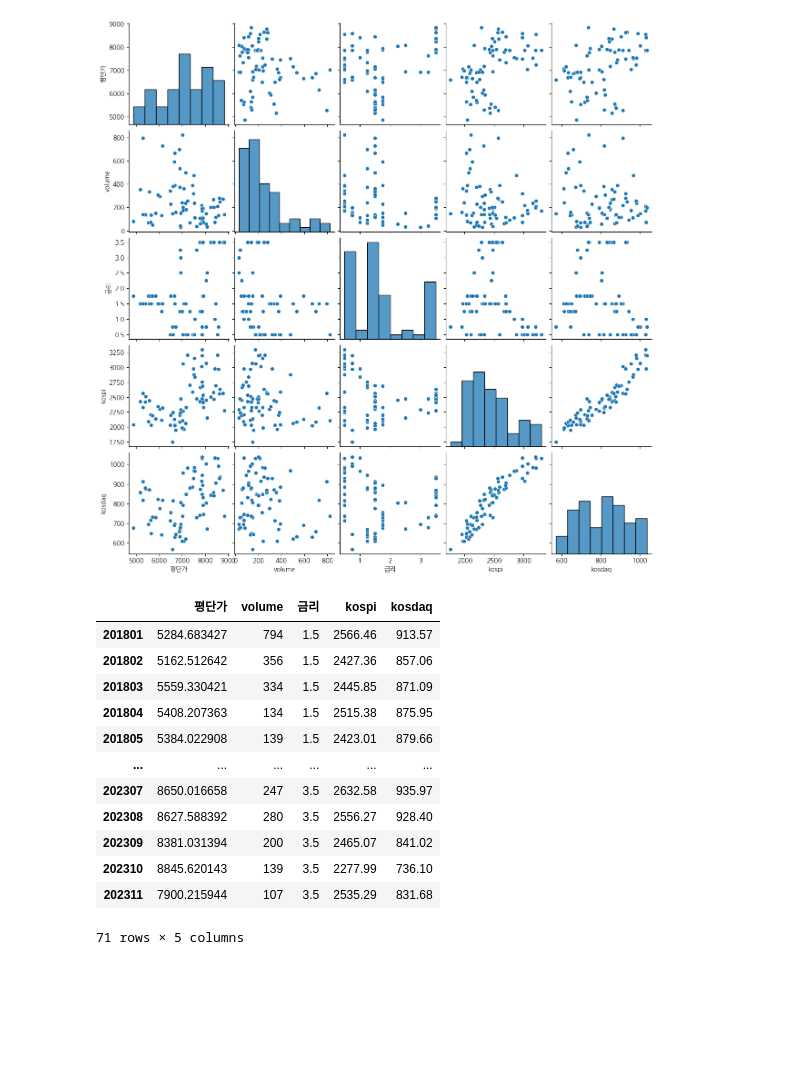
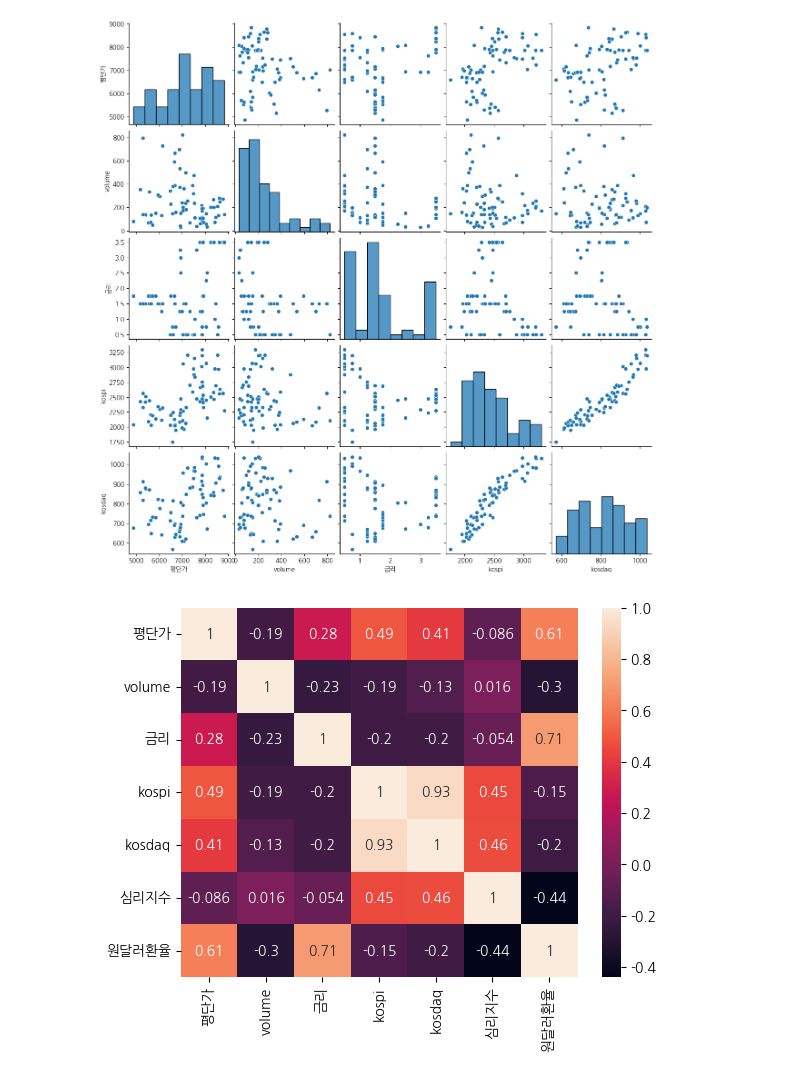
Before and after one commit to Elderman-91/green_team_project_1, a Jupyter notebook: mj2.ipynb, the cells around one changed output. Saved outputs shown, nothing was run; the diff lists cells and outputs as text; code cells hidden in the pictures; blank space fills up the shorter version.

```diff
--- a/mj2.ipynb
+++ b/mj2.ipynb
@@ -188,21 +188,14 @@ sns.pairplot(final_final_df) # markers는 hue를지정했을 경우에만 사용
 plt.show()
 # %% [output]
 [figure]
-# %%
-
-
-final_final_df
-# %% [output]
-|  | 평단가 | volume | 금리 | kospi | kosdaq |
-| 201801 | 5284.683427 | 794 | 1.5 | 2566.46 | 913.57 |
-| 201802 | 5162.512642 | 356 | 1.5 | 2427.36 | 857.06 |
-| 201803 | 5559.330421 | 334 | 1.5 | 2445.85 | 871.09 |
-| 201804 | 5408.207363 | 134 | 1.5 | 2515.38 | 875.95 |
-| 201805 | 5384.022908 | 139 | 1.5 | 2423.01 | 879.66 |
-| ... | ... | ... | ... | ... | ... |
-| 202307 | 8650.016658 | 247 | 3.5 | 2632.58 | 935.97 |
-| 202308 | 8627.588392 | 280 | 3.5 | 2556.27 | 928.40 |
-| 202309 | 8381.031394 | 200 | 3.5 | 2465.07 | 841.02 |
-| 202310 | 8845.620143 | 139 | 3.5 | 2277.99 | 736.10 |
-| 202311 | 7900.215944 | 107 | 3.5 | 2535.29 | 831.68 |
-71 rows × 5 columns
+# %%
+simli_df = pd.read_csv("data/simli.csv", index_col=0)
+hwan_df = pd.read_csv('data/hwan.csv', index_col=0)
+# %%
+temp_df = pd.merge(final_final_df, simli_df, how='inner', left_index=True, right_index=True)
+final_final_df = pd.merge(temp_df, hwan_df, how='inner', left_index=True, right_index=True)
+# %%
+sns.heatmap(final_final_df.corr(), annot=True)
+plt.show()
+# %% [output]
+[figure, added]
```
Also changed, not shown: parts of 1 cell of this notebook.
